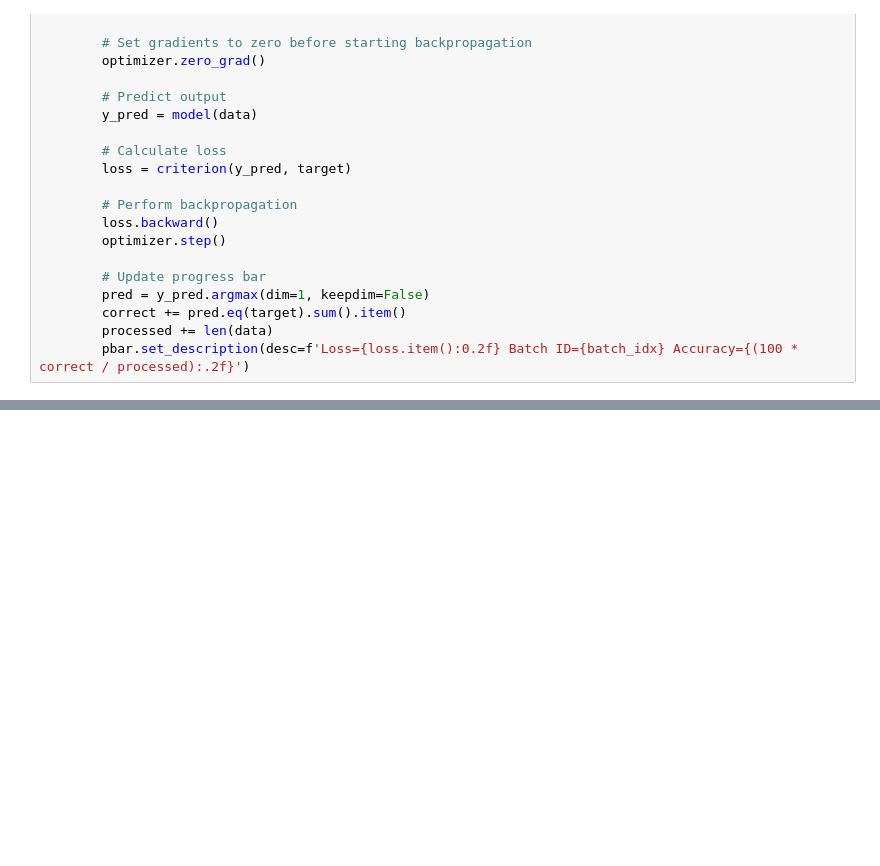
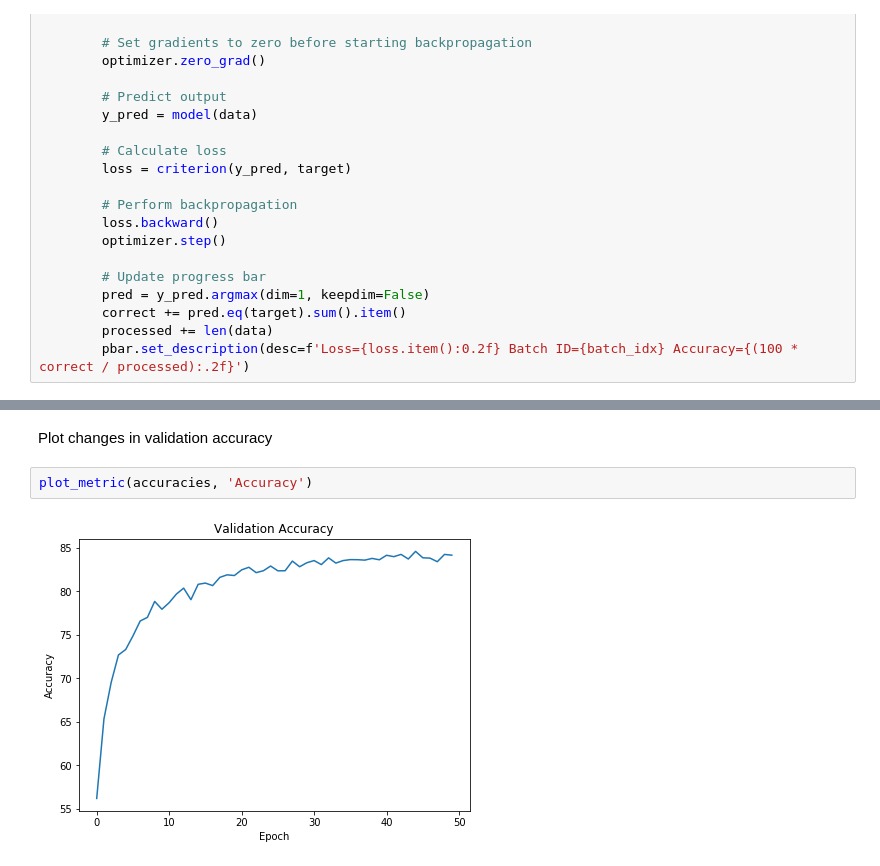
Before and after one commit to shan18/EVA4, a Jupyter notebook: S7_Part2/S7.ipynb, the cells around one changed output, grey strips where cells are left out. Drawn from its saved outputs; the diff is of its cells as text; blank space fills up the shorter version.

```diff
--- a/S7_Part2/S7.ipynb
+++ b/S7_Part2/S7.ipynb
@@ -416,0 +372,6 @@ not perform well:
+# %% [markdown]
+Plot changes in validation accuracy
+# %%
+plot_metric(accuracies, 'Accuracy')
+# %% [output]
+[figure, added]
```
Also changed, not shown: parts of 44 cells of this notebook.
